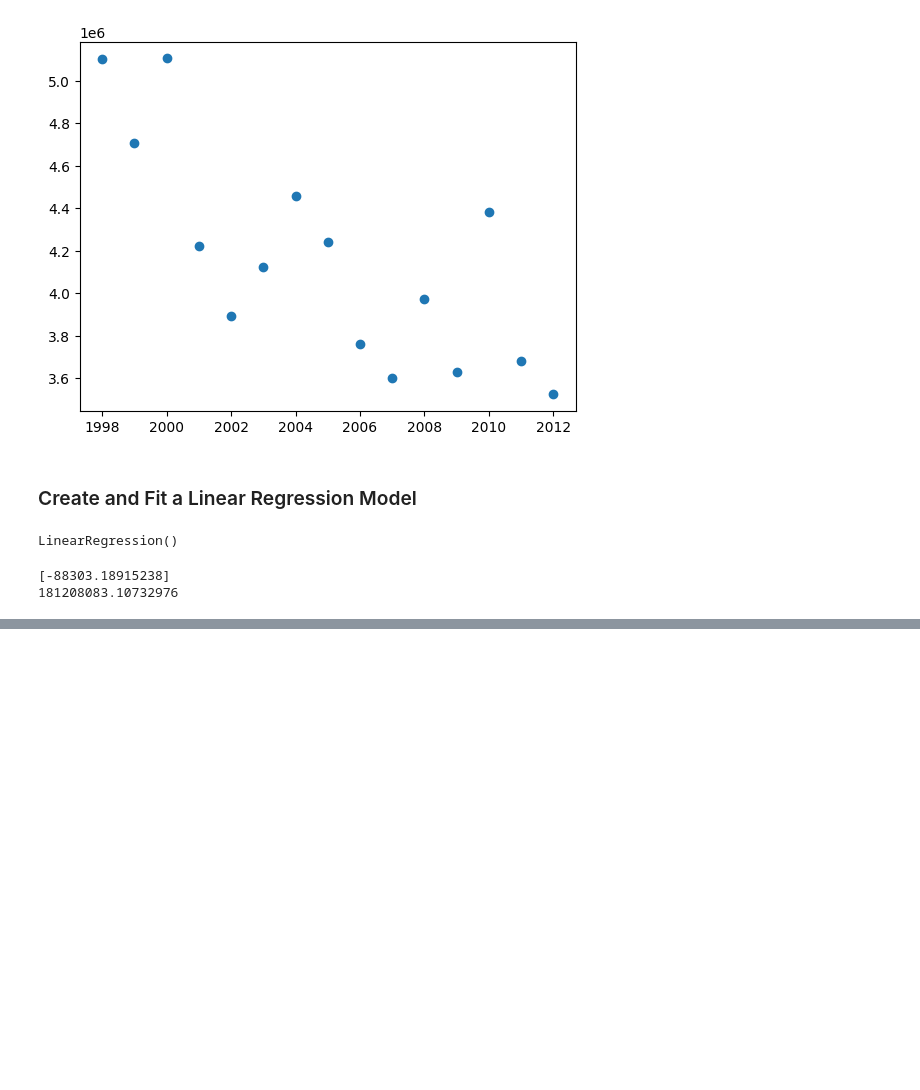
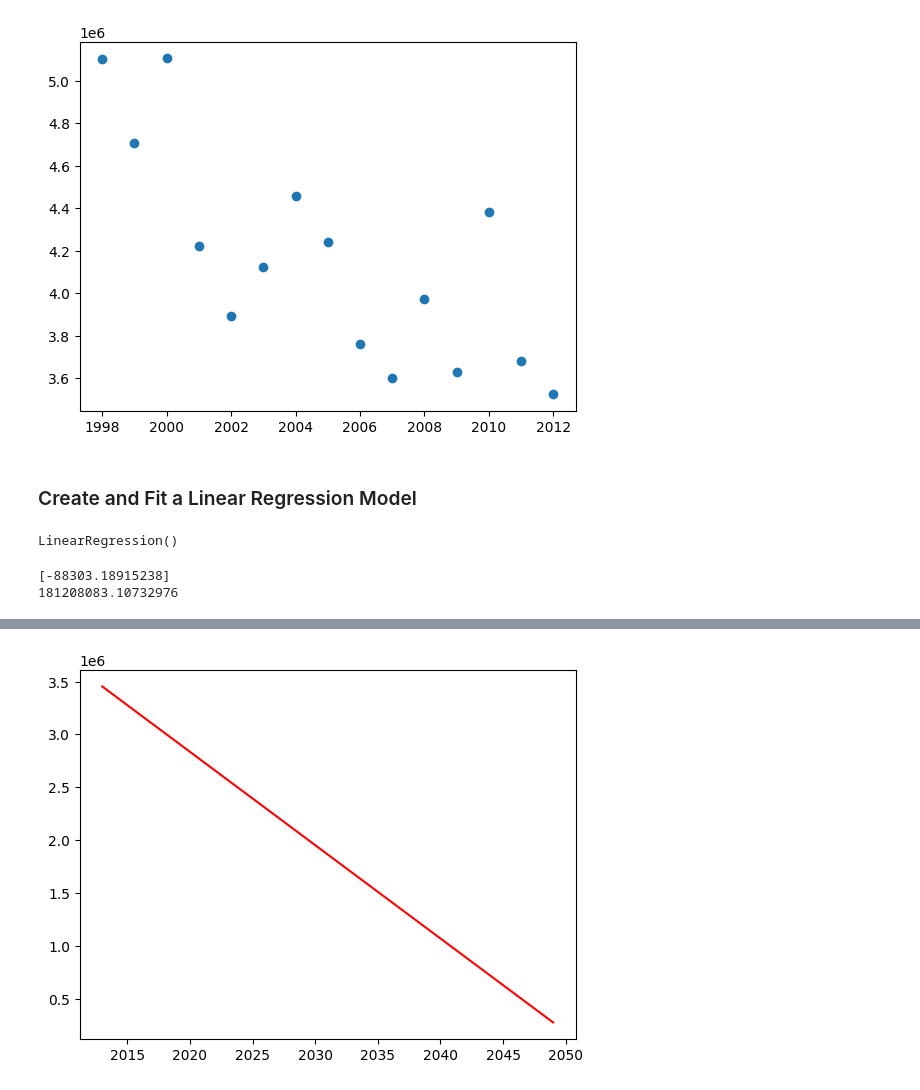
Before and after one commit to 1am8anana/Honey_Production, a Jupyter notebook: Honey_Production.ipynb, the cells around one changed output, grey strips where cells are left out. Drawn from its saved outputs; the diff is of its cells as text; code cells hidden in the pictures; blank space fills up the shorter version.

```diff
--- a/Honey_Production.ipynb
+++ b/Honey_Production.ipynb
@@ -109,0 +113,7 @@ plt.show()
+# %%
+# create array that store year 2013 to 2050 usign numpy array
+X_future = np.array(range(2013, 2050))
+# reshape it for sklearn
+X_future = X_future.reshape(-1, 1)
+# show X_future after reshaped it
+X_future
@@ -109,0 +138,8 @@ plt.show()
+# %%
+# create list of the prediction from this model
+future_predict = regr.predict(X_future)
+# plot the predictions of the future
+plt.plot(X_future, future_predict, color='red')
+plt.show()
+# %% [output]
+[figure, added]
```
Also changed, not shown: parts of 3 cells of this notebook.
